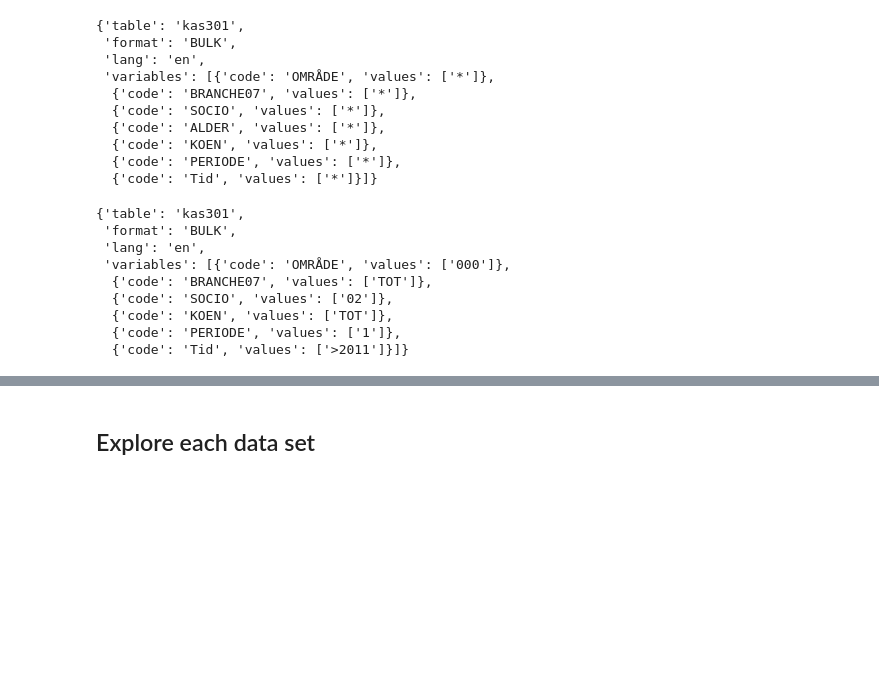
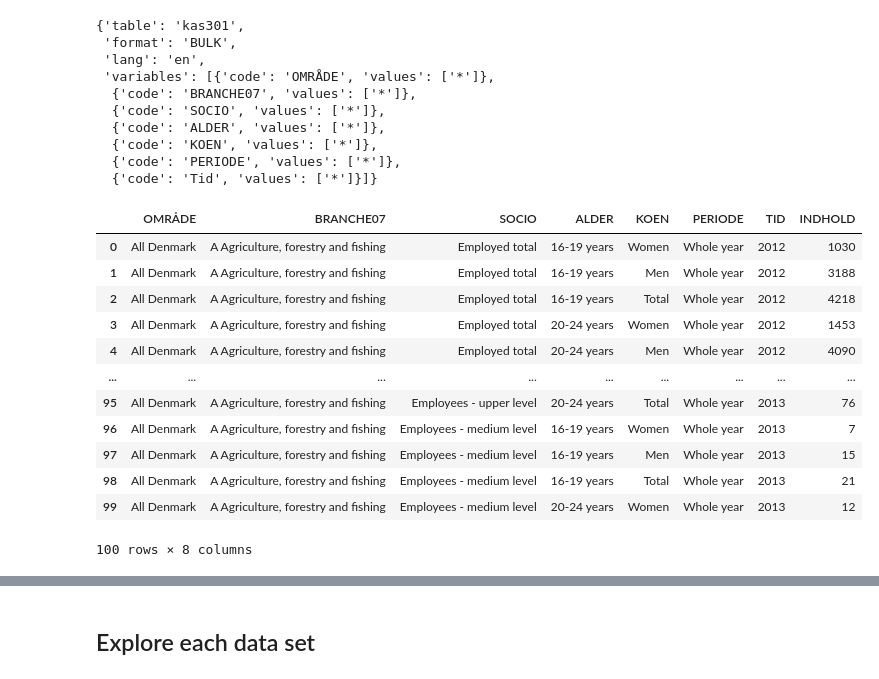
Before and after one commit to NumEconCopenhagen/projects-2024-sulaiman-phil-og-rabiah, a Jupyter notebook: dataproject/dataproject.ipynb, the cells around one changed output, grey strips where cells are left out. Saved outputs shown, nothing was run; the diff lists cells and outputs as text; code cells hidden in the pictures; blank space fills up the shorter version.

```diff
--- a/dataproject/dataproject.ipynb
+++ b/dataproject/dataproject.ipynb
@@ -737,22 +676,30 @@ params
   {'code': 'PERIODE', 'values': ['*']},
   {'code': 'Tid', 'values': ['*']}]}
 # %%
-{'table': 'kas301',
+params= {'table': 'kas301',
  'format': 'BULK',
  'lang': 'en',
  'variables': [{'code': 'OMRÅDE', 'values': ['000']},
-  {'code': 'BRANCHE07', 'values': ['TOT']},
-  {'code': 'SOCIO', 'values': ['02']},
-  {'code': 'KOEN', 'values': ['TOT']},
+  {'code': 'BRANCHE07', 'values': ['A', 'B', 'O']},
+  {'code': 'SOCIO', 'values': ['02', '05', '20', '25', '30']},
+  {'code': 'ALDER', 'values': ['16-19', '20-24']},
+  {'code': 'KOEN', 'values': ['TOT', 'K', 'M']},
   {'code': 'PERIODE', 'values': ['1']},
   {'code': 'Tid', 'values': ['>2011']}]}
-# %% [output]
-{'table': 'kas301',
- 'format': 'BULK',
- 'lang': 'en',
- 'variables': [{'code': 'OMRÅDE', 'values': ['000']},
-  {'code': 'BRANCHE07', 'values': ['TOT']},
-  {'code': 'SOCIO', 'values': ['02']},
-  {'code': 'KOEN', 'values': ['TOT']},
-  {'code': 'PERIODE', 'values': ['1']},
-  {'code': 'Tid', 'values': ['>2011']}]}
+# %%
+kas_new=kas.get_data(params=params)
+kas_new.head(100)
+# %% [output]
+|  | OMRÅDE | BRANCHE07 | SOCIO | ALDER | KOEN | PERIODE | TID | INDHOLD |
+| 0 | All Denmark | A Agriculture, forestry and fishing | Employed total | 16-19 years | Women | Whole year | 2012 | 1030 |
+| 1 | All Denmark | A Agriculture, forestry and fishing | Employed total | 16-19 years | Men | Whole year | 2012 | 3188 |
+| 2 | All Denmark | A Agriculture, forestry and fishing | Employed total | 16-19 years | Total | Whole year | 2012 | 4218 |
+| 3 | All Denmark | A Agriculture, forestry and fishing | Employed total | 20-24 years | Women | Whole year | 2012 | 1453 |
+| 4 | All Denmark | A Agriculture, forestry and fishing | Employed total | 20-24 years | Men | Whole year | 2012 | 4090 |
+| ... | ... | ... | ... | ... | ... | ... | ... | ... |
+| 95 | All Denmark | A Agriculture, forestry and fishing | Employees - upper level | 20-24 years | Total | Whole year | 2013 | 76 |
+| 96 | All Denmark | A Agriculture, forestry and fishing | Employees - medium level | 16-19 years | Women | Whole year | 2013 | 7 |
+| 97 | All Denmark | A Agriculture, forestry and fishing | Employees - medium level | 16-19 years | Men | Whole year | 2013 | 15 |
+| 98 | All Denmark | A Agriculture, forestry and fishing | Employees - medium level | 16-19 years | Total | Whole year | 2013 | 21 |
+| 99 | All Denmark | A Agriculture, forestry and fishing | Employees - medium level | 20-24 years | Women | Whole year | 2013 | 12 |
+100 rows × 8 columns
```
Also changed, not shown: parts of 14 cells of this notebook.
